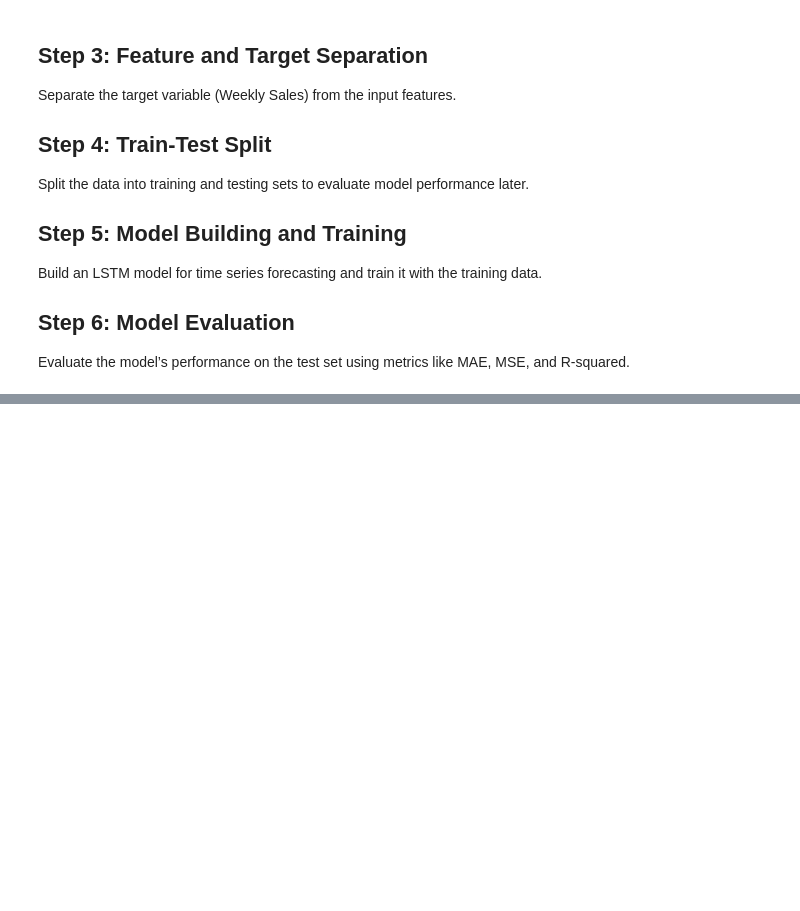
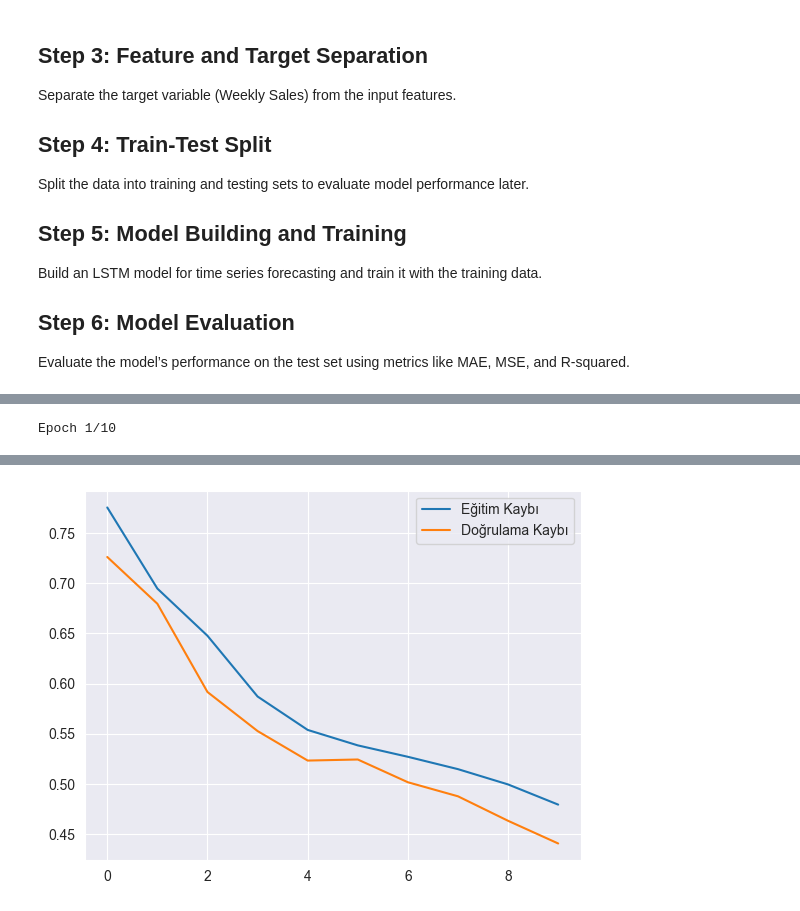
Before and after one commit to egemenozen1/Walmart-LSTM-Sales-Forecasting, a Jupyter notebook: Notebooks/Notebook2-ModelDevelopment.ipynb, the cells around one changed output, grey strips where cells are left out. Drawn from its saved outputs; the diff is of its cells as text; code cells hidden in the pictures; blank space fills up the shorter version.

```diff
--- a/Notebooks/Notebook2-ModelDevelopment.ipynb
+++ b/Notebooks/Notebook2-ModelDevelopment.ipynb
@@ -193,0 +384,64 @@ print("Models and dataset saved.")
+# %%
+from sklearn.model_selection import train_test_split
+from sklearn.preprocessing import StandardScaler
+from sklearn.metrics import mean_squared_error, mean_absolute_error, r2_score
+from tensorflow.keras.models import Sequential
+from tensorflow.keras.layers import LSTM, Dense, Dropout, Bidirectional
+import matplotlib.pyplot as plt
+
+
+# Define the model creation function
+def create_model(optimizer='adam', dropout_rate=0.2, units=50):
+    model = Sequential()
+    model.add(Bidirectional(LSTM(units=units, return_sequences=True), input_shape=(None, 1)))
+    model.add(Dropout(dropout_rate))
+    model.add(Bidirectional(LSTM(units=units, return_sequences=False)))
+    model.add(Dropout(dropout_rate))
+    model.add(Dense(1))
+    model.compile(optimizer=optimizer, loss='mean_squared_error')
+    return model
+
+
+# Assuming X and y are already defined elsewhere in the code
+# Split the data into training and testing sets
+X_train, X_test, y_train, y_test = train_test_split(X, y, test_size=0.2, random_state=42)
+
+# Standardize the data
+scaler = StandardScaler()
+X_train_scaled = scaler.fit_transform(X_train)
+X_test_scaled = scaler.transform(X_test)
+
+# Reshape the data for LSTM
+X_train_scaled = X_train_scaled.reshape((X_train_scaled.shape[0], X_train_scaled.shape[1], 1))
+X_test_scaled = X_test_scaled.reshape((X_test_scaled.shape[0], X_test_scaled.shape[1], 1))
+
+# Model parameters derived from your previous best results
+build_fn_kwargs = {
+    'optimizer': 'adam',
+    'dropout_rate': 0.2,
+    'units': 50
+}
+batch_size = 16
+epochs = 10
+
+# Create and train the model
+model = create_model(**build_fn_kwargs)
+history = model.fit(X_train_scaled, y_train, batch_size=batch_size, epochs=epochs, validation_split=0.2, verbose=1)
+
+# Predictions and evaluation
+y_pred_bilstm = model.predict(X_test_scaled)
+
+# Evaluate model performance
+print("Bidirectional LSTM Model Performance:")
+print("Mean Absolute Error:", mean_absolute_error(y_test, y_pred_bilstm))
+print("Mean Squared Error:", mean_squared_error(y_test, y_pred_bilstm))
+print("R-squared:", r2_score(y_test, y_pred_bilstm))
+
+# Plot training and validation loss
+plt.plot(history.history['loss'], label='Eğitim Kaybı')
+if 'val_loss' in history.history:
+    plt.plot(history.history['val_loss'], label='Doğrulama Kaybı')
+plt.legend()
+plt.show()
+# %% [output]
+Epoch 1/10
@@ -193,0 +465 @@ print("Models and dataset saved.")
+[figure, added]
```
Also changed, not shown: parts of 11 cells of this notebook, 1 other file.
